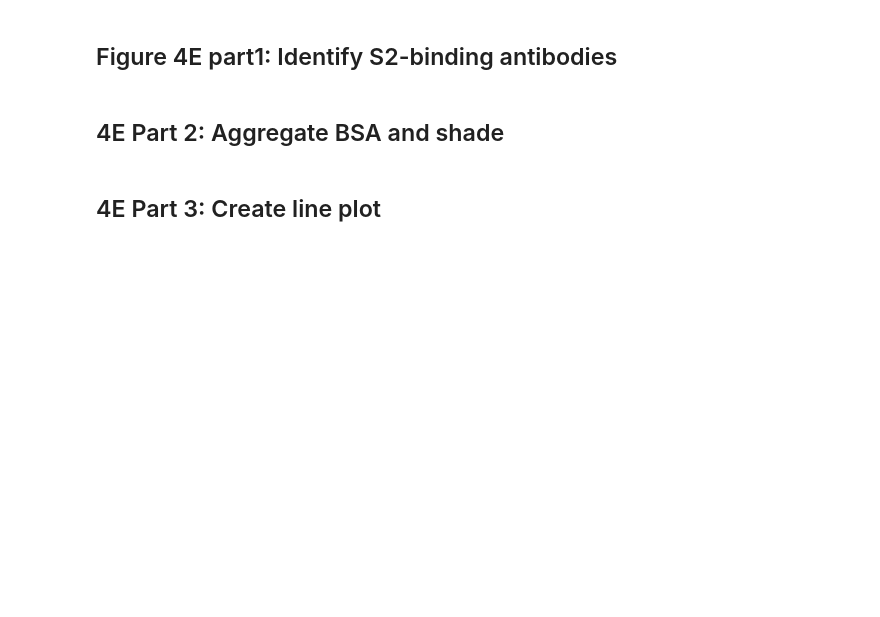
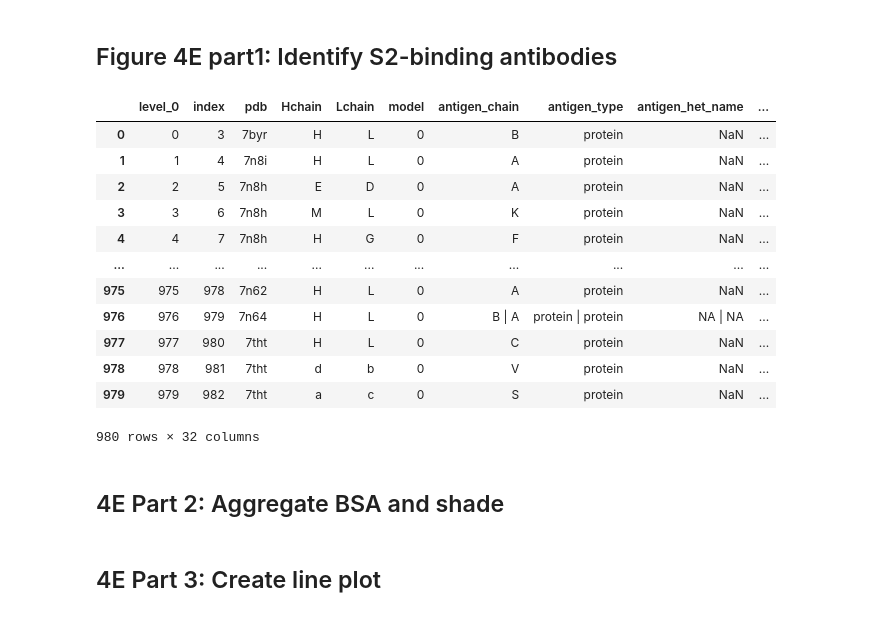
Before and after one commit to IGlab-VUMC/pan-betacov-S2-antibody, a Jupyter notebook: prep_paper_figures.ipynb, the cells around one changed output. Cells and saved outputs as stored; diff of their text form; code cells hidden in the pictures; blank space fills up the shorter version.

```diff
--- a/prep_paper_figures.ipynb
+++ b/prep_paper_figures.ipynb
@@ -26,0 +282,21 @@
+# %%
+# Search all coronavirus antibody-antigen co-structures by BSA to see which
+# others bind the S2-region of SARS2 spike.
+sab_cov_df = pd.read_csv("../excel_like/220603_sabdab_results.tsv", delimiter="\t")
+sab_cov_df = sab_cov_df.drop([0,1,2]).reset_index()
+sab_cov_df = sab_cov_df.reset_index()
+sab_cov_df
+# %% [output]
+|  | level_0 | index | pdb | Hchain | Lchain | model | antigen_chain | antigen_type | antigen_het_name | ... |
+| 0 | 0 | 3 | 7byr | H | L | 0 | B | protein | NaN | ... |
+| 1 | 1 | 4 | 7n8i | H | L | 0 | A | protein | NaN | ... |
+| 2 | 2 | 5 | 7n8h | E | D | 0 | A | protein | NaN | ... |
+| 3 | 3 | 6 | 7n8h | M | L | 0 | K | protein | NaN | ... |
+| 4 | 4 | 7 | 7n8h | H | G | 0 | F | protein | NaN | ... |
+| ... | ... | ... | ... | ... | ... | ... | ... | ... | ... | ... |
+| 975 | 975 | 978 | 7n62 | H | L | 0 | A | protein | NaN | ... |
+| 976 | 976 | 979 | 7n64 | H | L | 0 | B | A | protein | protein | NA | NA | ... |
+| 977 | 977 | 980 | 7tht | H | L | 0 | C | protein | NaN | ... |
+| 978 | 978 | 981 | 7tht | d | b | 0 | V | protein | NaN | ... |
+| 979 | 979 | 982 | 7tht | a | c | 0 | S | protein | NaN | ... |
+980 rows × 32 columns
```
Also changed, not shown: parts of 26 cells of this notebook, 14 other files.
